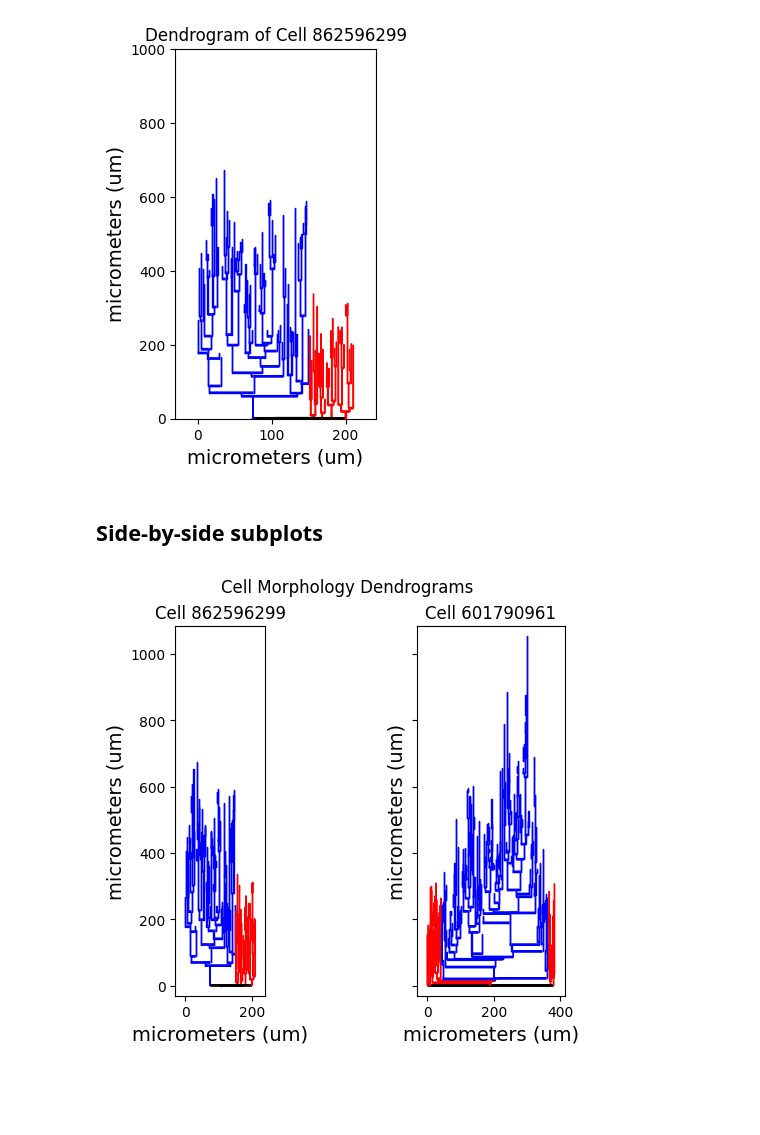
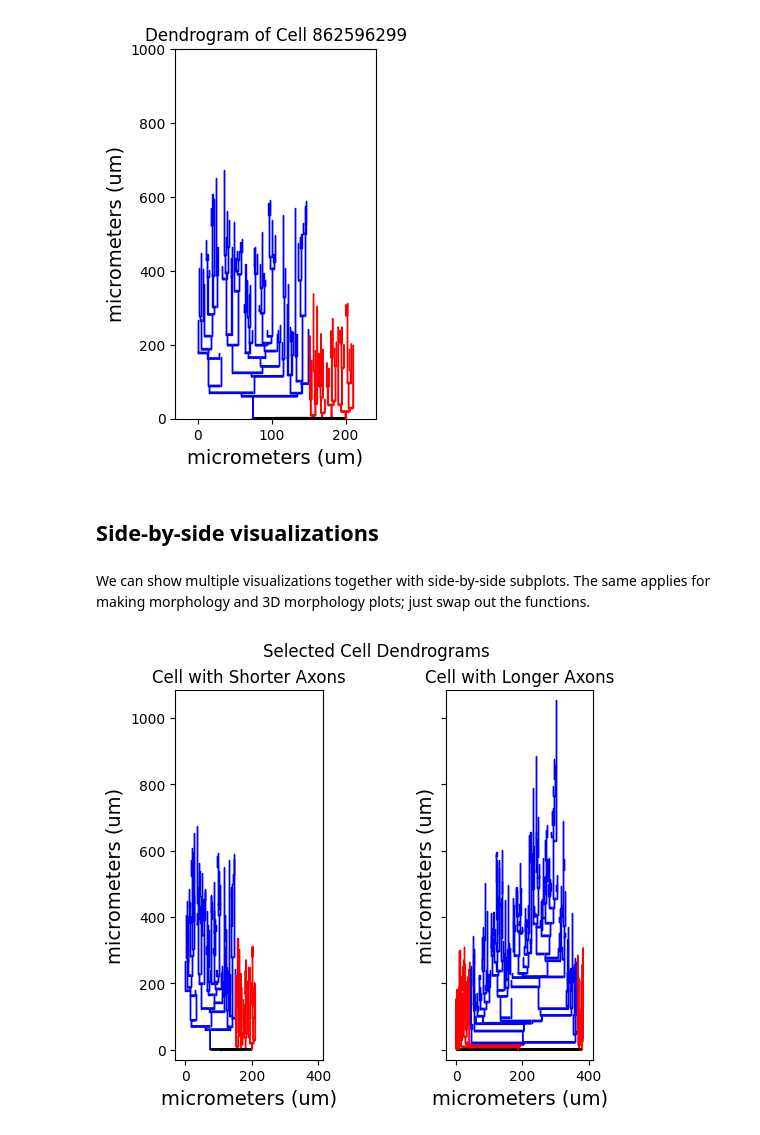
Before and after one commit to tb-harris/bin-2024, a Jupyter notebook: 11_Visualizing_Neurons.ipynb, the cells around one changed output. Cells and saved outputs as stored; diff of their text form; code cells hidden in the pictures; blank space fills up the shorter version.

Commit message:
Updated code to use correct imports

```diff
--- a/11_Visualizing_Neurons.ipynb
+++ b/11_Visualizing_Neurons.ipynb
@@ -68,37 +71,45 @@ ax.get_legend().remove()
 # %% [output]
 [figure]
 # %% [markdown]
-## Side-by-side subplots
+## Side-by-side visualizations
+# %% [markdown]
+We can show multiple visualizations together with side-by-side subplots. The same applies for making morphology and 3D morphology plots; just swap out the functions.
 # %%
+from neurom.view.matplotlib_impl import plot_morph, plot_morph3d, plot_dendrogram
+from neurom.view import matplotlib_utils
+import matplotlib.pyplot as plt
+
 # Find files for two cells
 file1 = reconstruction_files[862596299]
 file2 = reconstruction_files[601790961]
 
 # Load morphologies
 m1 = nm.load_morphology(file1)
 m2 = nm.load_morphology(file2)
 
-# Create a subplot with two figures
+# Create multiple visualizations
 # nrows=1, ncols=2 -> 1 row by 2 columns of subplots
 # sharey=True -> Plots will share a y-axis
-fig, (ax1, ax2) = plt.subplots(nrows=1, ncols=2, sharey=True)
+# sharex=True -> Plots will share an x-axis
+# You need one axes per visualization - eg 3 visualizations: fig, (ax1, ax2, ax3) = ...
+fig, (ax1, ax2) = plt.subplots(nrows=1, ncols=2, sharey=True, sharex=True)
 # Set the overall title for the subplots
-fig.suptitle('Cell Morphology Dendrograms')
+fig.suptitle('Selected Cell Dendrograms')
 
 # Plot the two dendrograms
 plot_dendrogram(m1, ax1)
 plot_dendrogram(m2, ax2)
 
 # Set default style for both dendrograms
 matplotlib_utils.plot_style(fig, ax1)
 matplotlib_utils.plot_style(fig, ax2)
 
 # Set titles
-ax1.set_title("Cell 862596299")
-ax2.set_title("Cell 601790961")
+ax1.set_title("Cell with Shorter Axons")
+ax2.set_title("Cell with Longer Axons")
 
 # Hide legends
 ax1.get_legend().remove()
 ax2.get_legend().remove()
 # %% [output]
-[figure, old version]
+[figure, new version]
```
Also changed, not shown: parts of 5 cells of this notebook.
